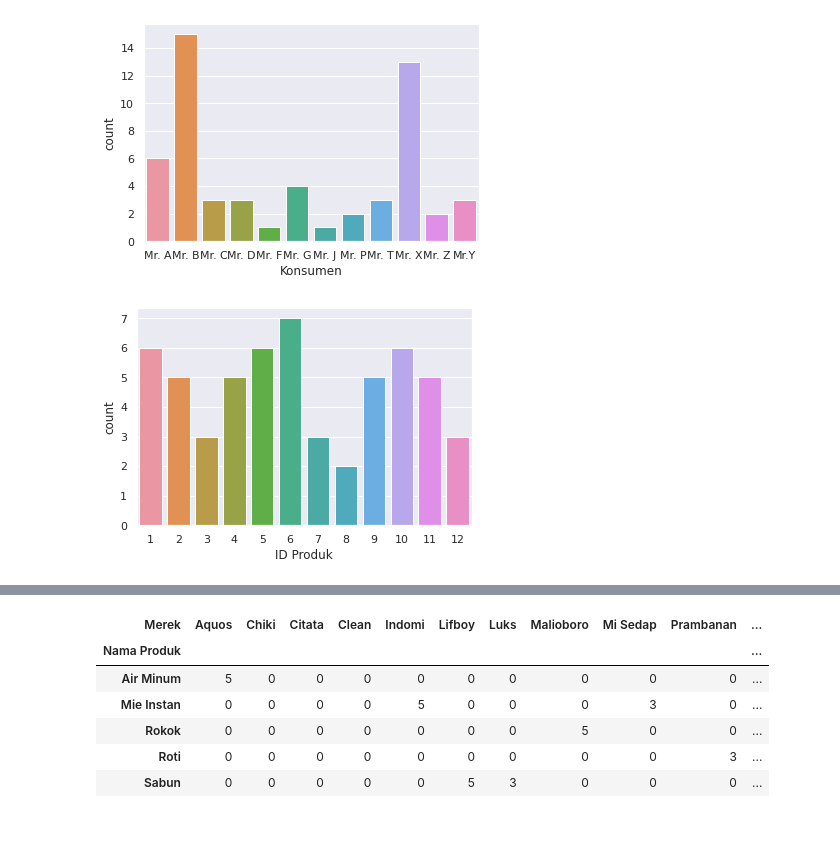
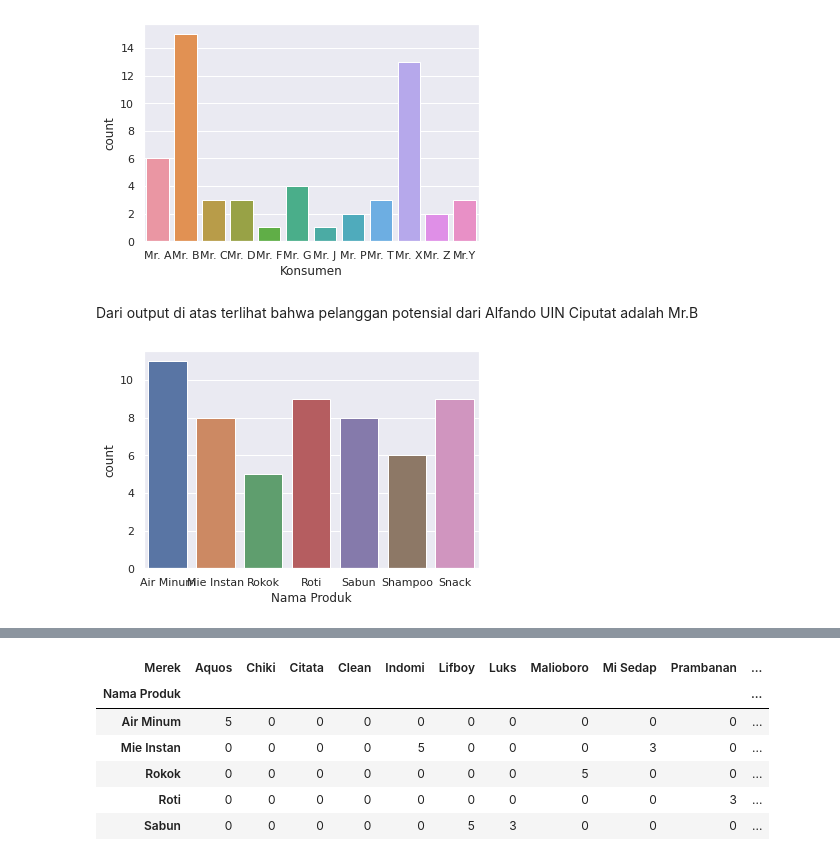
Before and after one commit to yogaap113/Case-Study-03-Data-Mining-UIN-Ganjil-2022-Kelompok-1, a Jupyter notebook: Case_Study_03_Data_Mining_UIN_Ganjil_2022_Kelompok_1.ipynb, the cells around one changed output, grey strips where cells are left out. Cells and saved outputs as stored; diff of their text form; code cells hidden in the pictures; blank space fills up the shorter version.

```diff
--- a/Case_Study_03_Data_Mining_UIN_Ganjil_2022_Kelompok_1.ipynb
+++ b/Case_Study_03_Data_Mining_UIN_Ganjil_2022_Kelompok_1.ipynb
@@ -254,7 +254,9 @@ g = sns.pairplot(df, hue="ID Produk")
 p = sns.countplot(x = "Konsumen", data = df)
 # %% [output]
 [figure]
+# %% [markdown]
+Dari output di atas terlihat bahwa pelanggan potensial dari Alfando UIN Ciputat adalah Mr.B
 # %%
-p = sns.countplot(x = "ID Produk", data = df)
+p = sns.countplot(x = "Nama Produk", data = df)
 # %% [output]
-[figure, old version]
+[figure, new version]
```
Also changed, not shown: parts of 7 cells of this notebook.
